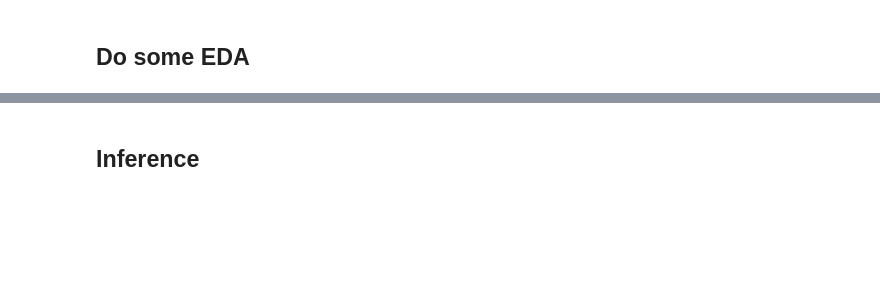
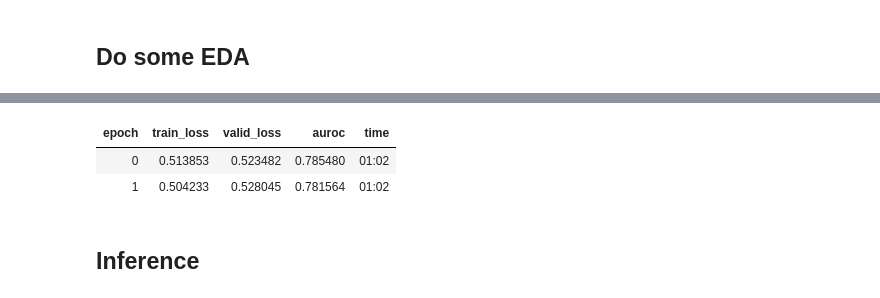
Before and after one commit to aanubhav/ML_Competitions, a Jupyter notebook: Categorical_Feature_Encoding/Categorical-Fastai.ipynb, the cells around one changed output, grey strips where cells are left out. Drawn from its saved outputs; the diff is of its cells as text; code cells hidden in the pictures; blank space fills up the shorter version.

```diff
--- a/Categorical_Feature_Encoding/Categorical-Fastai.ipynb
+++ b/Categorical_Feature_Encoding/Categorical-Fastai.ipynb
@@ -54,10 +124,18 @@ len(cat_names)
 # %%
-test = TabularList.from_df(test_df, path=path, cat_names=cat_names, cont_names=cont_names)#, procs=procs)
+# test = TabularList.from_df(test_df, path=path, cat_names=cat_names, cont_names=cont_names)#, procs=procs)
+
+test = TabularList.from_df(test_df, path=path, cat_names=cat_names)#, cont_names=cont_names)
 # %%
-data = (TabularList.from_df(df, path=path, cat_names=cat_names, cont_names=cont_names, procs=procs)
-                           .split_by_idx(list(range(590000,599999)))
+# data = (TabularList.from_df(df, path=path, cat_names=cat_names, cont_names=cont_names, procs=procs)
+#                            .split_by_idx(list(range(590000,599999)))
+#                            .label_from_df(cols=dep_var)
+#                            .add_test(test)
+#                            .databunch(bs=1024))
+
+data = (TabularList.from_df(df, path=path, cat_names=cat_names, procs=procs)
+                           .split_by_idx(valid_idx)
                            .label_from_df(cols=dep_var)
                            .add_test(test)
-                           .databunch(bs=2048))
+                           .databunch(bs=1024))
 # %%
 data.show_batch(rows=5)
@@ -63,0 +149,6 @@ data.show_batch(rows=5)
+# %%
+
+
+weights = [0.3, 0.7]
+class_weights=torch.FloatTensor(weights)
+class_weights
@@ -76,2 +206,6 @@ data.batch_size
 # %%
-learn.fit(5, 1e-2)
+learn.fit(2, 3e-4, wd = 0.1)
+# %% [output]
+| epoch | train_loss | valid_loss | auroc | time |
+| 0 | 0.513853 | 0.523482 | 0.785480 | 01:02 |
+| 1 | 0.504233 | 0.528045 | 0.781564 | 01:02 |
```
Also changed, not shown: parts of 39 cells of this notebook, 2 other files.
